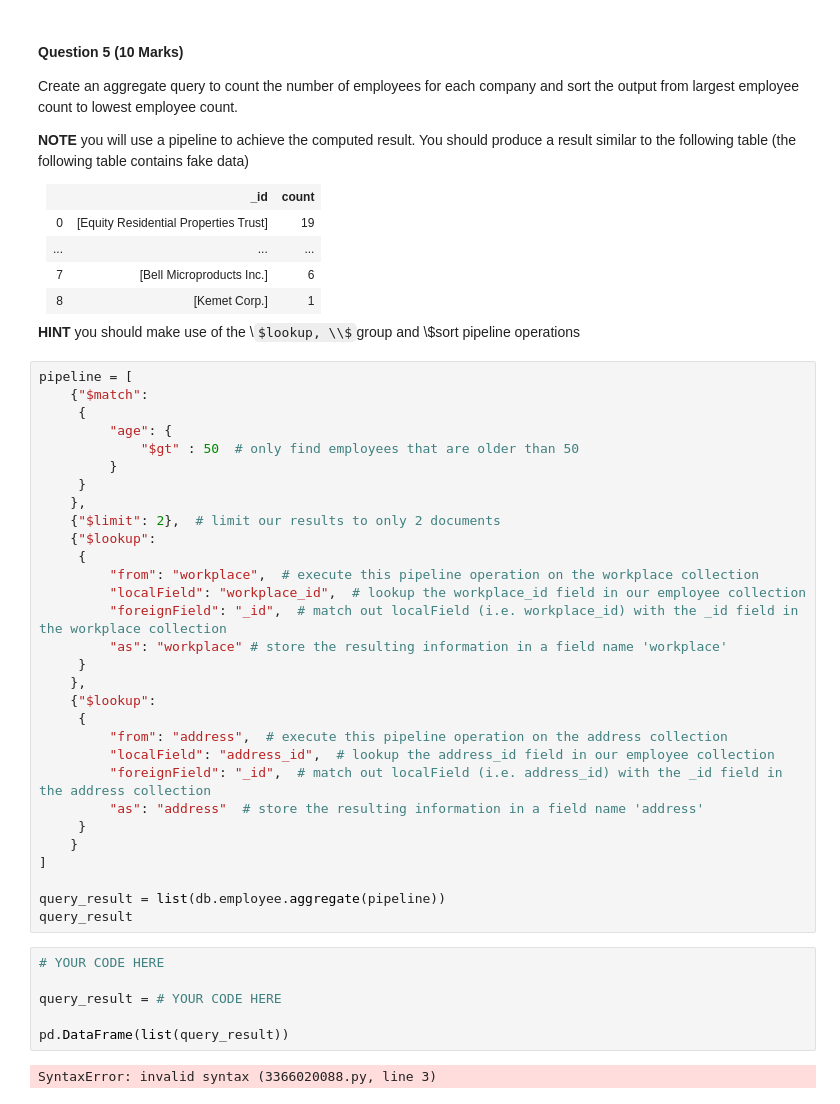
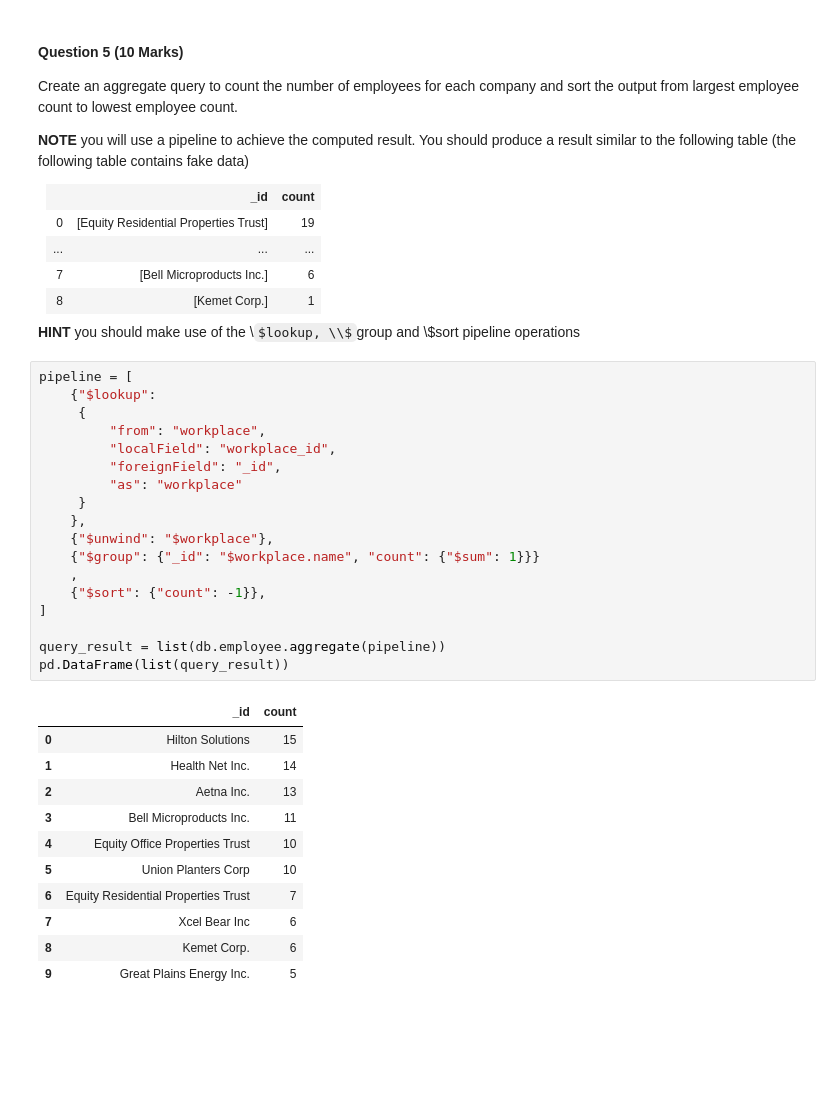
Before and after one commit to JordanVercillo/data_science, a Jupyter notebook: 04_big_data_management/assignments/assignment_02/assignment2.ipynb, the cells around one changed output. Cells and saved outputs as stored; diff of their text form; some formulas as TeX source; blank space fills up the shorter version.

```diff
--- a/04_big_data_management/assignments/assignment_02/assignment2.ipynb
+++ b/04_big_data_management/assignments/assignment_02/assignment2.ipynb
@@ -346,41 +346,33 @@ __NOTE__ you will use a pipeline to achieve the computed result.  You should pro
 </table>
 
 __HINT__ you should make use of the \\$lookup, \\$group and \\$sort pipeline operations
-# %%
-pipeline = [
-    {"$match":
-     {
-         "age": {
-             "$gt" : 50  # only find employees that are older than 50
-         }
-     }
-    },
-    {"$limit": 2},  # limit our results to only 2 documents
-    {"$lookup":
-     {
-         "from": "workplace",  # execute this pipeline operation on the workplace collection
-         "localField": "workplace_id",  # lookup the workplace_id field in our employee collection
-         "foreignField": "_id",  # match out localField (i.e. workplace_id) with the _id field in the workplace collection
-         "as": "workplace" # store the resulting information in a field name 'workplace'
-     }
-    },
-    {"$lookup":
-     {
-         "from": "address",  # execute this pipeline operation on the address collection
-         "localField": "address_id",  # lookup the address_id field in our employee collection
-         "foreignField": "_id",  # match out localField (i.e. address_id) with the _id field in the address collection
-         "as": "address"  # store the resulting information in a field name 'address'
-     }
-    }
-]
-
-query_result = list(db.employee.aggregate(pipeline))
-query_result
-# %%
-# YOUR CODE HERE
-
-query_result = # YOUR CODE HERE
-
-pd.DataFrame(list(query_result))
-# %% [output]
-SyntaxError: invalid syntax (3366020088.py, line 3)
+# %%
+pipeline = [
+    {"$lookup":
+     {
+         "from": "workplace",
+         "localField": "workplace_id",
+         "foreignField": "_id",
+         "as": "workplace"
+     }
+    },
+    {"$unwind": "$workplace"},
+    {"$group": {"_id": "$workplace.name", "count": {"$sum": 1}}}
+    ,
+    {"$sort": {"count": -1}},
+]
+
+query_result = list(db.employee.aggregate(pipeline))
+pd.DataFrame(list(query_result))
+# %% [output]
+|  | _id | count |
+| 0 | Hilton Solutions | 15 |
+| 1 | Health Net Inc. | 14 |
+| 2 | Aetna Inc. | 13 |
+| 3 | Bell Microproducts Inc. | 11 |
+| 4 | Equity Office Properties Trust | 10 |
+| 5 | Union Planters Corp | 10 |
+| 6 | Equity Residential Properties Trust | 7 |
+| 7 | Xcel Bear Inc | 6 |
+| 8 | Kemet Corp. | 6 |
+| 9 | Great Plains Energy Inc. | 5 |
```
